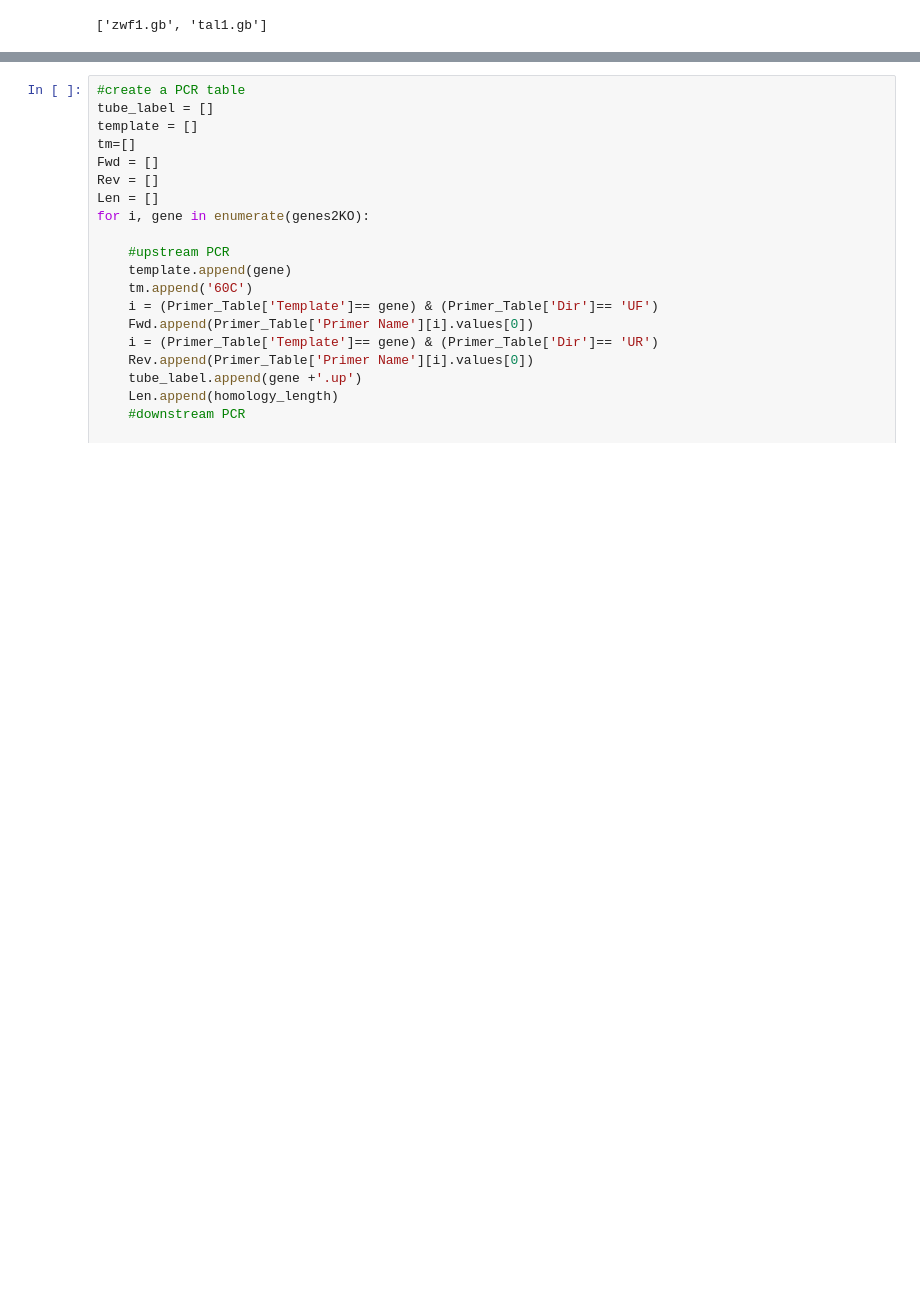
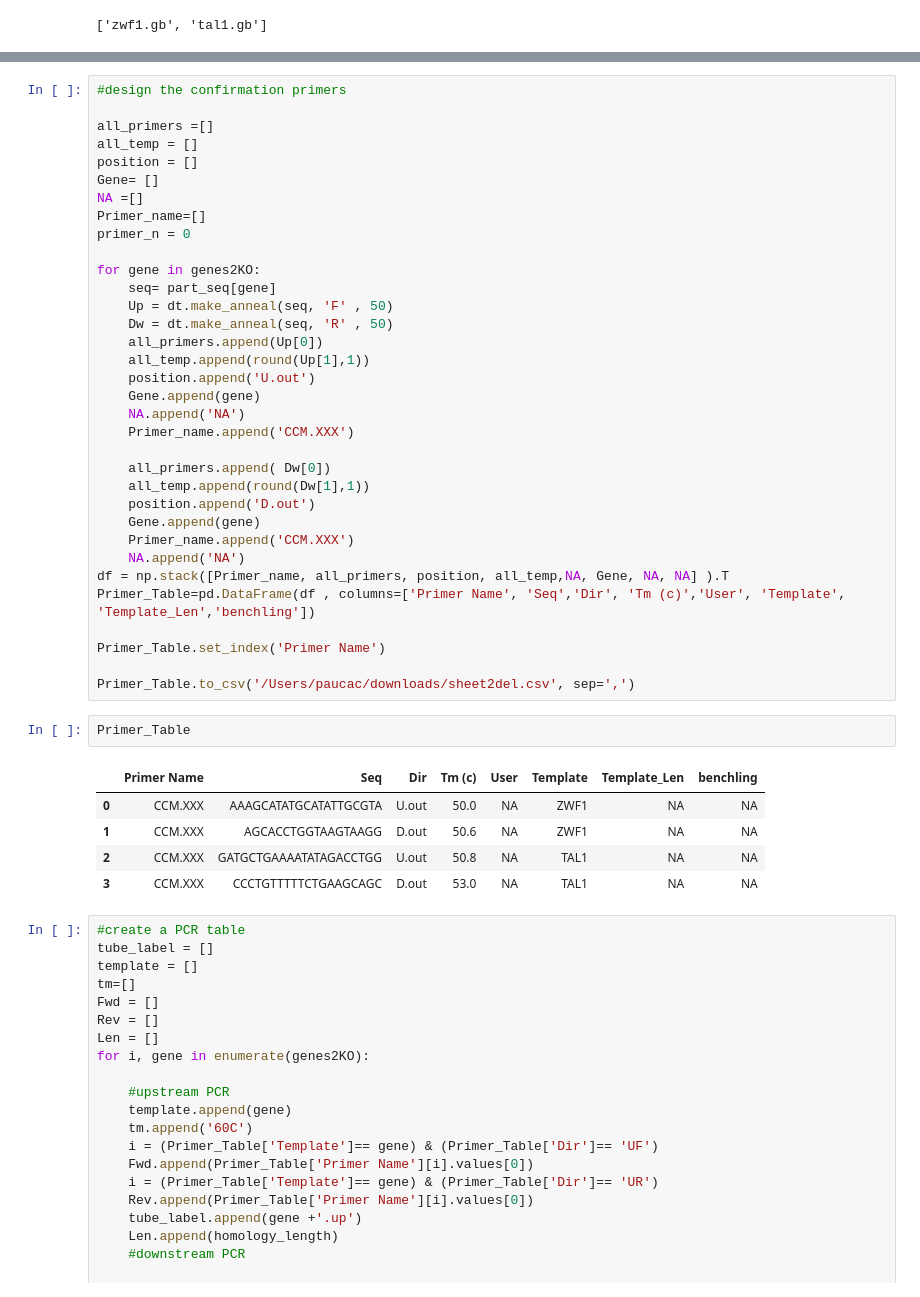
Before and after one commit to computer-aided-biotech/DNA_Tools, a Jupyter notebook: Yeast KO.ipynb, the cells around one changed output, grey strips where cells are left out. Saved outputs shown, nothing was run; the diff lists cells and outputs as text; blank space fills up the shorter version.

```diff
--- a/Yeast KO.ipynb
+++ b/Yeast KO.ipynb
@@ -389,3 +519,45 @@ Primer_Table.to_csv('/Users/paucac/downloads/sheet2del.csv', sep=',')
+# %%
+#design the confirmation primers
+
+all_primers =[]
+all_temp = []
+position = []
+Gene= []
+NA =[]
+Primer_name=[]
+primer_n = 0
+
+for gene in genes2KO:
+    seq= part_seq[gene]
+    Up = dt.make_anneal(seq, 'F' , 50)
+    Dw = dt.make_anneal(seq, 'R' , 50)
+    all_primers.append(Up[0])
+    all_temp.append(round(Up[1],1))
+    position.append('U.out')
+    Gene.append(gene)
+    NA.append('NA')
+    Primer_name.append('CCM.XXX')
+
+    all_primers.append( Dw[0])
+    all_temp.append(round(Dw[1],1))
+    position.append('D.out')
+    Gene.append(gene)
+    Primer_name.append('CCM.XXX')
+    NA.append('NA')
+df = np.stack([Primer_name, all_primers, position, all_temp,NA, Gene, NA, NA] ).T
+Primer_Table=pd.DataFrame(df , columns=['Primer Name', 'Seq','Dir', 'Tm (c)','User', 'Template', 'Template_Len','benchling'])
+
+Primer_Table.set_index('Primer Name')
+
+Primer_Table.to_csv('/Users/paucac/downloads/sheet2del.csv', sep=',')
+# %%
+Primer_Table
+# %% [output]
+|  | Primer Name | Seq | Dir | Tm (c) | User | Template | Template_Len | benchling |
+| 0 | CCM.XXX | AAAGCATATGCATATTGCGTA | U.out | 50.0 | NA | ZWF1 | NA | NA |
+| 1 | CCM.XXX | AGCACCTGGTAAGTAAGG | D.out | 50.6 | NA | ZWF1 | NA | NA |
+| 2 | CCM.XXX | GATGCTGAAAATATAGACCTGG | U.out | 50.8 | NA | TAL1 | NA | NA |
+| 3 | CCM.XXX | CCCTGTTTTTCTGAAGCAGC | D.out | 53.0 | NA | TAL1 | NA | NA |
 # %%
 #create a PCR table
 tube_label = []
```
Also changed, not shown: parts of 16 cells of this notebook, 3 other files.
